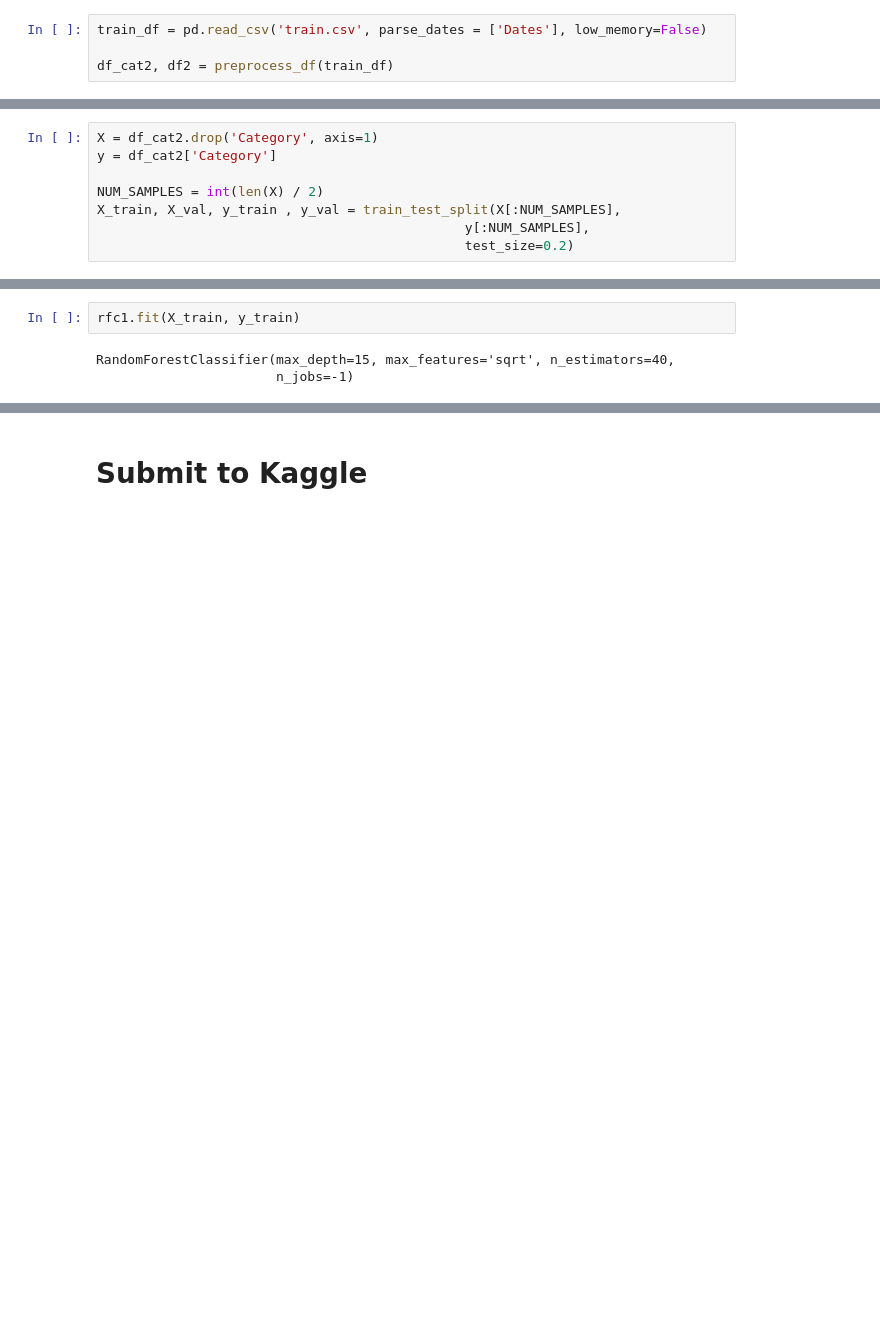
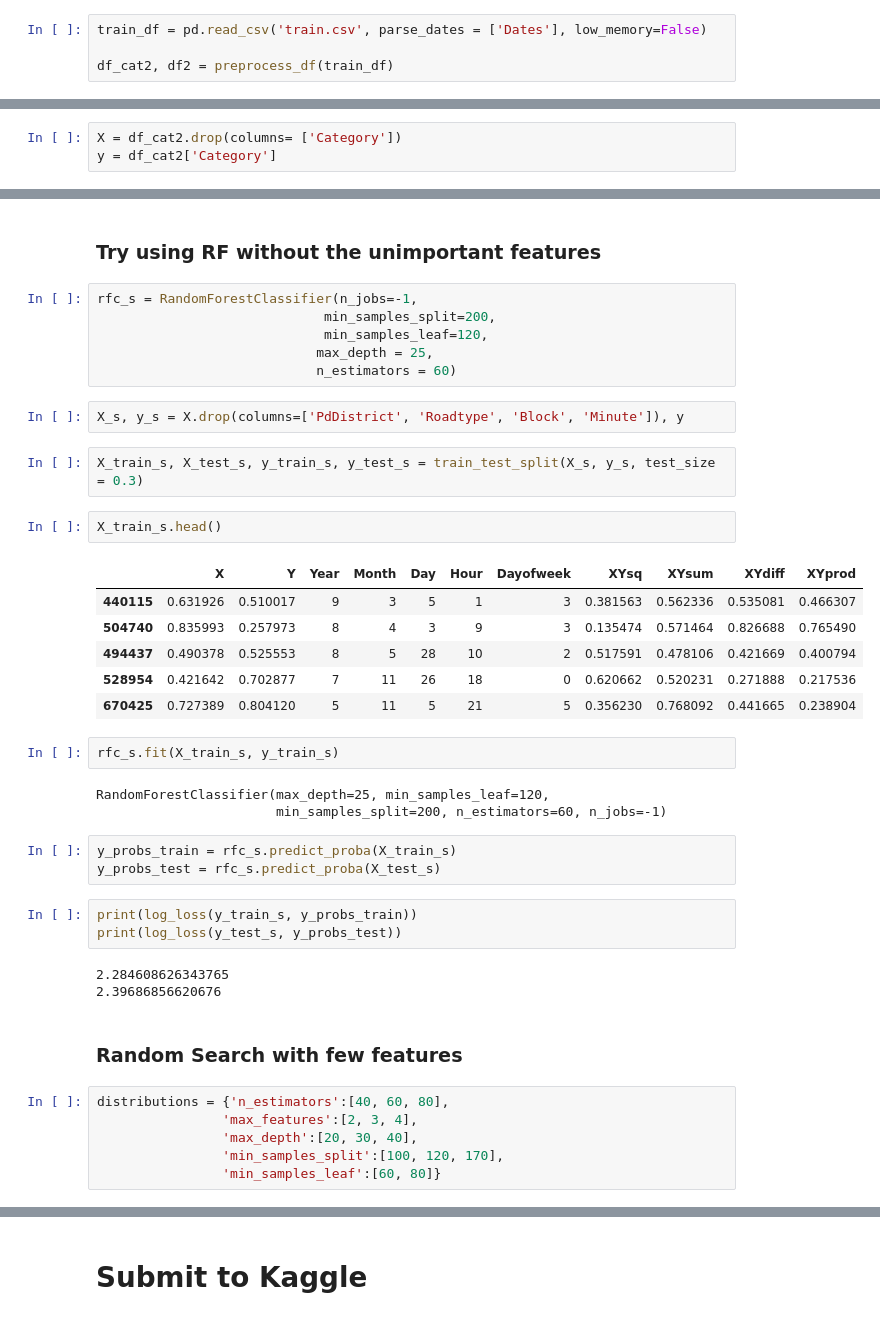
Before and after one commit to CadorA/sanfrancisco-crimes-kaggle, a Jupyter notebook: sf_crime.ipynb, the cells around one changed output, grey strips where cells are left out. Drawn from its saved outputs; the diff is of its cells as text; blank space fills up the shorter version.

```diff
--- a/sf_crime.ipynb
+++ b/sf_crime.ipynb
@@ -594,0 +395,3 @@ y_probs_val = rfc1.predict_proba(X_val)
+# %%
+X = df_cat2.drop(columns= ['Category'])
+y = df_cat2['Category']
@@ -612,8 +579,0 @@ rf_rs.best_params_
-# %%
-X = df_cat2.drop('Category', axis=1)
-y = df_cat2['Category']
-
-NUM_SAMPLES = int(len(X) / 2)
-X_train, X_val, y_train , y_val = train_test_split(X[:NUM_SAMPLES],
-                                               y[:NUM_SAMPLES],
-                                               test_size=0.2)
@@ -768,5 +580,43 @@ log_loss(y_val, y_probs_val)
-# %%
-rfc1.fit(X_train, y_train)
-# %% [output]
-RandomForestClassifier(max_depth=15, max_features='sqrt', n_estimators=40,
-                       n_jobs=-1)
+# %% [markdown]
+### Try using RF without the unimportant features
+# %%
+rfc_s = RandomForestClassifier(n_jobs=-1,
+                             min_samples_split=200,
+                             min_samples_leaf=120,
+                            max_depth = 25,
+                            n_estimators = 60)
+# %%
+X_s, y_s = X.drop(columns=['PdDistrict', 'Roadtype', 'Block', 'Minute']), y
+# %%
+X_train_s, X_test_s, y_train_s, y_test_s = train_test_split(X_s, y_s, test_size = 0.3)
+# %%
+X_train_s.head()
+# %% [output]
+|  | X | Y | Year | Month | Day | Hour | Dayofweek | XYsq | XYsum | XYdiff | XYprod |
+| 440115 | 0.631926 | 0.510017 | 9 | 3 | 5 | 1 | 3 | 0.381563 | 0.562336 | 0.535081 | 0.466307 |
+| 504740 | 0.835993 | 0.257973 | 8 | 4 | 3 | 9 | 3 | 0.135474 | 0.571464 | 0.826688 | 0.765490 |
+| 494437 | 0.490378 | 0.525553 | 8 | 5 | 28 | 10 | 2 | 0.517591 | 0.478106 | 0.421669 | 0.400794 |
+| 528954 | 0.421642 | 0.702877 | 7 | 11 | 26 | 18 | 0 | 0.620662 | 0.520231 | 0.271888 | 0.217536 |
+| 670425 | 0.727389 | 0.804120 | 5 | 11 | 5 | 21 | 5 | 0.356230 | 0.768092 | 0.441665 | 0.238904 |
+# %%
+rfc_s.fit(X_train_s, y_train_s)
+# %% [output]
+RandomForestClassifier(max_depth=25, min_samples_leaf=120,
+                       min_samples_split=200, n_estimators=60, n_jobs=-1)
+# %%
+y_probs_train = rfc_s.predict_proba(X_train_s)
+y_probs_test = rfc_s.predict_proba(X_test_s)
+# %%
+print(log_loss(y_train_s, y_probs_train))
+print(log_loss(y_test_s, y_probs_test))
+# %% [output]
+2.284608626343765
+2.39686856620676
+# %% [markdown]
+### Random Search with few features
+# %%
+distributions = {'n_estimators':[40, 60, 80],
+                'max_features':[2, 3, 4],
+                'max_depth':[20, 30, 40],
+                'min_samples_split':[100, 120, 170],
+                'min_samples_leaf':[60, 80]}
```
Also changed, not shown: parts of 163 cells of this notebook, 1 other file.
